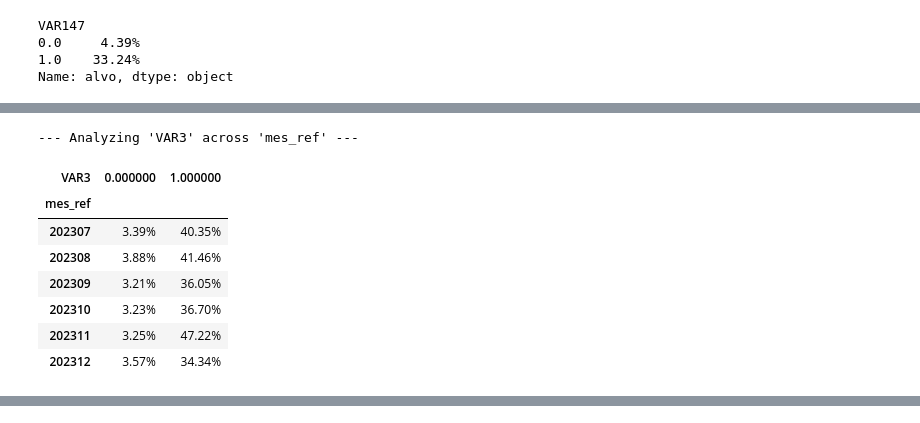
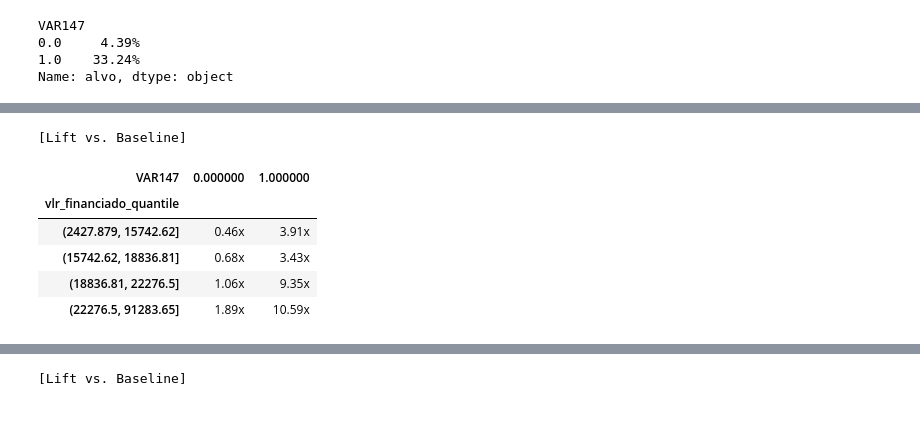
Before and after one commit to RenatoNogFer/Project-4, a Jupyter notebook: main.ipynb, the cells around one changed output, grey strips where cells are left out. Saved outputs shown, nothing was run; the diff lists cells and outputs as text; code cells hidden in the pictures.

Commit message:
feat: early analysis of low cardinality data

```diff
--- a/main.ipynb
+++ b/main.ipynb
@@ -303,18 +303,19 @@ else:
 if 'data_frame' not in locals():
     print("Error: The 'data_frame' variable was not found. Please run the previous cells first.")
 else:
-    # Threshold for a column to be considered an identifier (e.g., 95% unique values)
+    # --- Configuration Thresholds ---
     ID_UNIQUENESS_THRESHOLD = 0.95
-    # Threshold for a column to be considered low cardinality categorical
     LOW_CARDINALITY_THRESHOLD = 50
 
+    # --- Initialization ---
     identifier_cols = []
     binary_cols = []
-    # A dictionary to store categorical columns and their number of unique values
     low_cardinality_categorical = {}
+    other_cols = [] # New list for remaining columns
 
     total_rows = len(data_frame)
 
+    # --- Classification Loop ---
     for col in data_frame.columns:
         n_unique = data_frame[col].nunique()
         unique_ratio = n_unique / total_rows
@@ -325,7 +326,11 @@ else:
             binary_cols.append(col)
         elif n_unique <= LOW_CARDINALITY_THRESHOLD:
             low_cardinality_categorical[col] = n_unique
+        else:
+            # Captures any column that doesn't fit the criteria above
+            other_cols.append(col)
 
+    # --- Reporting Results ---
     print("--- Identifier Columns ---")
     print(f"Found {len(identifier_cols)} columns with >= {ID_UNIQUENESS_THRESHOLD*100}% unique values.")
     print(identifier_cols)
@@ -336,9 +341,12 @@ else:
 
     print("\n--- Low Cardinality Categorical Columns (<= {LOW_CARDINALITY_THRESHOLD} unique values) ---")
     print(f"Found {len(low_cardinality_categorical)} columns for inspection.")
-
     sorted_low_cardinality = dict(sorted(low_cardinality_categorical.items(), key=lambda item: item[1]))
     print(sorted_low_cardinality)
+
+    print("\n--- Other Columns (High Cardinality / Continuous) ---")
+    print(f"Found {len(other_cols)} columns that did not fit other categories.")
+    print(other_cols)
 # %% [output]
 --- Identifier Columns ---
 Found 2 columns with >= 95.0% unique values.
@@ -585,37 +603,52 @@ Name: alvo, dtype: object
 if 'data_frame' not in locals():
     print("Error: 'data_frame' not found. Please run previous cells.")
 else:
-    # Choose one of the priority flags to analyze within subgroups
-    flag_to_analyze = 'VAR3'
-    # ---------------------
+    flag_to_analyze = 'VAR147'
 
     if flag_to_analyze not in data_frame.columns:
         print(f"Error: Chosen flag '{flag_to_analyze}' not in DataFrame.")
     else:
+        # Calculate the overall default rate for the entire dataset (baseline)
+        overall_default_rate = data_frame['alvo'].mean()
+        print(f"Overall Default Rate (Baseline): {overall_default_rate:.2%}\n")
+
         # --- Subgroup by 'vlr_financiado' ---
         print(f"--- Analyzing '{flag_to_analyze}' across 'vlr_financiado' quantiles ---")
 
         # Discretize 'vlr_financiado' into 4 quantiles (quartiles)
         data_frame['vlr_financiado_quantile'] = pd.qcut(data_frame['vlr_financiado'], q=4, duplicates='drop')
 
-        # Create a pivot table to see the default rate
-        pivot_vlr = pd.pivot_table(data_frame,
-                                   values='alvo',
-                                   index='vlr_financiado_quantile',
-                                   columns=flag_to_analyze,
-                                   aggfunc='mean')
+        # Create a pivot table for the conditional default rate
+        pivot_vlr_rate = pd.pivot_table(data_frame,
+                                       values='alvo',
+                                       index='vlr_financiado_quantile',
+                                       columns=flag_to_analyze,
+                                       aggfunc='mean')
 
-        display(pivot_vlr.style.format('{:.2%}').background_gradient(cmap='YlOrRd'))
+        # Calculate the lift by dividing the conditional rate by the baseline
+        pivot_vlr_lift = pivot_vlr_rate / overall_default_rate
+
+        print("\n[Conditional Default Rate]")
+        display(pivot_vlr_rate.style.format('{:.2%}').background_gradient(cmap='YlOrRd'))
+
+        print("\n[Lift vs. Baseline]")
+        display(pivot_vlr_lift.style.format('{:.2f}x').background_gradient(cmap='coolwarm'))
 
 
         # --- Subgroup by 'mes_ref' ---
         print(f"\n\n--- Analyzing '{flag_to_analyze}' across 'mes_ref' ---")
 
-        pivot_mes = pd.pivot_table(data_frame,
-                                   values='alvo',
-                                   index='mes_ref',
-                                   columns=flag_to_analyze,
-                                   aggfunc='mean')
+        pivot_mes_rate = pd.pivot_table(data_frame,
+                                       values='alvo',
+                                       index='mes_ref',
+                                       columns=flag_to_analyze,
+                                       aggfunc='mean')
 
-        display(pivot_mes.style.format('{:.2%}').background_gradient(cmap='YlOrRd'))
+        pivot_mes_lift = pivot_mes_rate / overall_default_rate
+
+        print("\n[Conditional Default Rate]")
+        display(pivot_mes_rate.style.format('{:.2%}').background_gradient(cmap='YlOrRd'))
+
+        print("\n[Lift vs. Baseline]")
+        display(pivot_mes_lift.style.format('{:.2f}x').background_gradient(cmap='coolwarm'))
 # %% [output]
@@ -629,9 +666,7 @@ else:
---- Analyzing 'VAR3' across 'mes_ref' ---
+[Lift vs. Baseline]
-| VAR3 | 0.000000 | 1.000000 |
-| mes_ref |  |  |
-| 202307 | 3.39% | 40.35% |
-| 202308 | 3.88% | 41.46% |
-| 202309 | 3.21% | 36.05% |
-| 202310 | 3.23% | 36.70% |
-| 202311 | 3.25% | 47.22% |
-| 202312 | 3.57% | 34.34% |
+| VAR147 | 0.000000 | 1.000000 |
+| vlr_financiado_quantile |  |  |
+| (2427.879, 15742.62] | 0.46x | 3.91x |
+| (15742.62, 18836.81] | 0.68x | 3.43x |
+| (18836.81, 22276.5] | 1.06x | 9.35x |
+| (22276.5, 91283.65] | 1.89x | 10.59x |
@@ -637,0 +684 @@ else:
+[Lift vs. Baseline]
```
Also changed, not shown: parts of 15 cells of this notebook.
